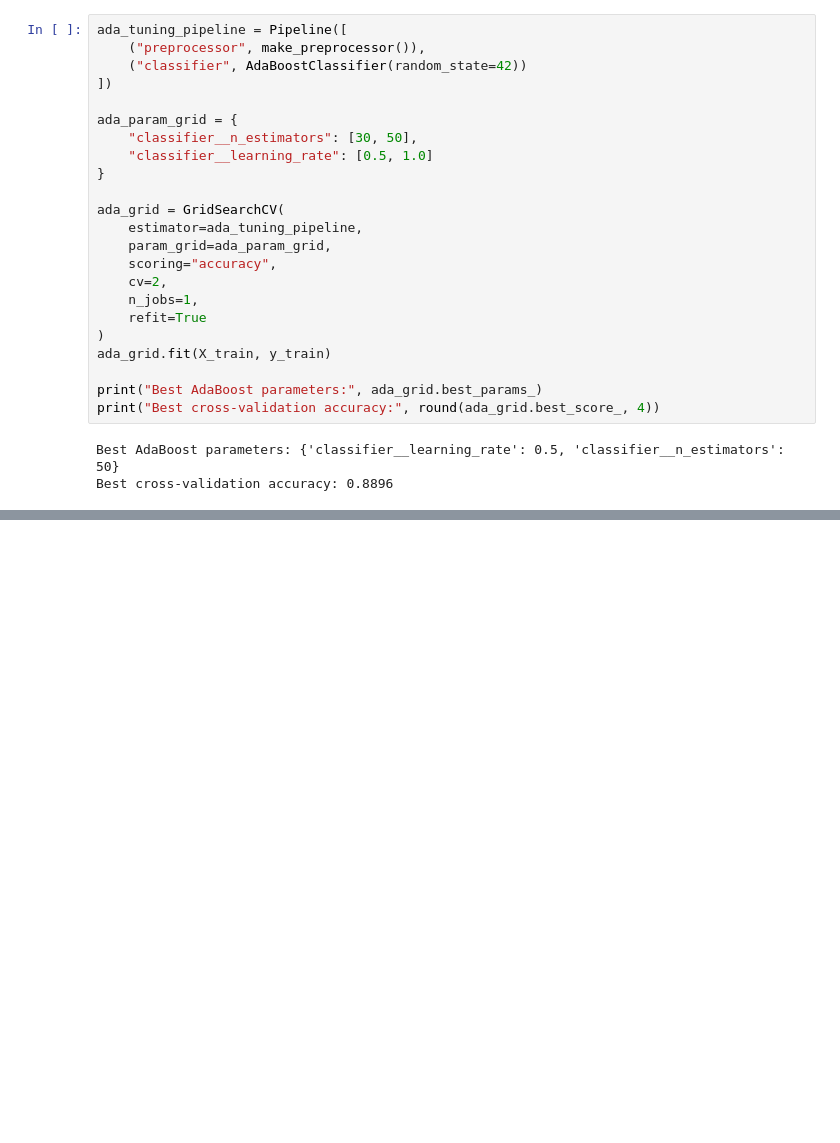
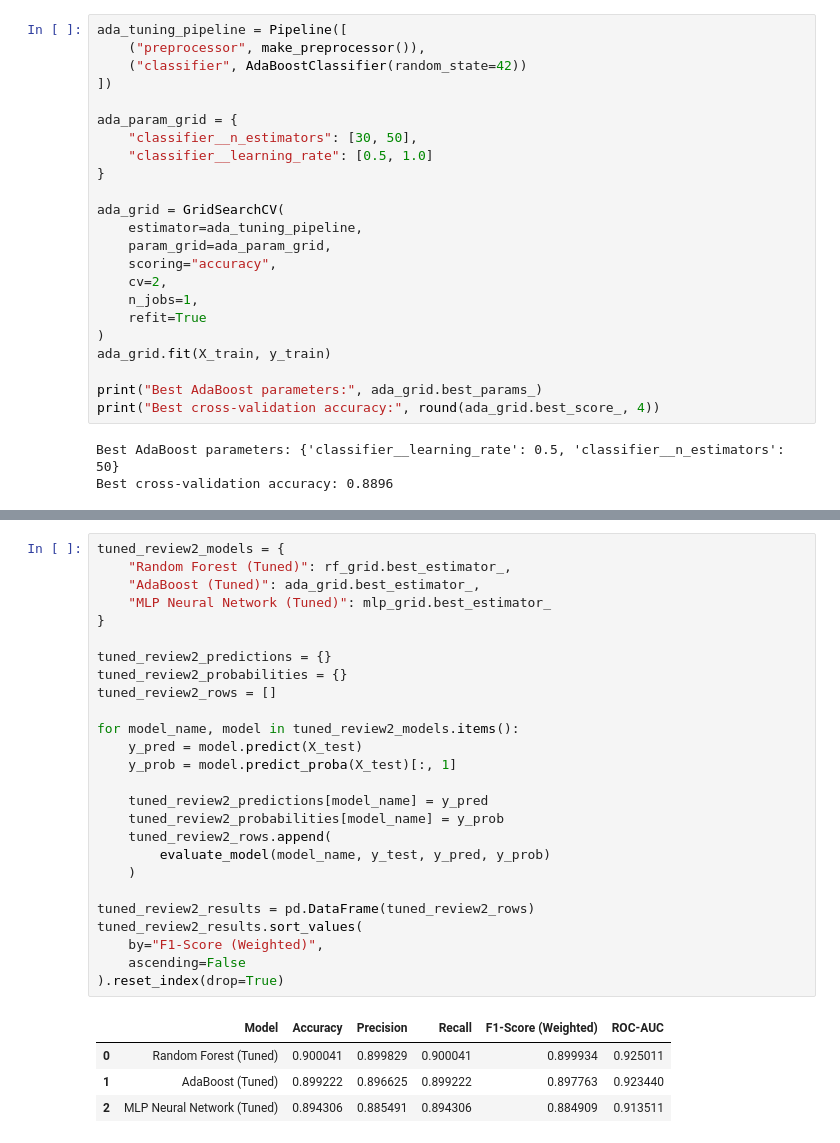
Before and after one commit to pragna100510/ML_Capstone, a Jupyter notebook: classification_review2/03_Review2_With_Tuned_Evaluation.ipynb, the cells around one changed output, grey strips where cells are left out. Drawn from its saved outputs; the diff is of its cells as text; blank space fills up the shorter version.

Commit message:
Implement tuned model evaluation

```diff
--- a/classification_review2/02_Review2_With_Tuning_Part.ipynb
+++ b/classification_review2/03_Review2_With_Tuned_Evaluation.ipynb
@@ -1825,0 +1865,31 @@ Best cross-validation accuracy: 0.8896
+# %%
+tuned_review2_models = {
+    "Random Forest (Tuned)": rf_grid.best_estimator_,
+    "AdaBoost (Tuned)": ada_grid.best_estimator_,
+    "MLP Neural Network (Tuned)": mlp_grid.best_estimator_
+}
+
+tuned_review2_predictions = {}
+tuned_review2_probabilities = {}
+tuned_review2_rows = []
+
+for model_name, model in tuned_review2_models.items():
+    y_pred = model.predict(X_test)
+    y_prob = model.predict_proba(X_test)[:, 1]
+
+    tuned_review2_predictions[model_name] = y_pred
+    tuned_review2_probabilities[model_name] = y_prob
+    tuned_review2_rows.append(
+        evaluate_model(model_name, y_test, y_pred, y_prob)
+    )
+
+tuned_review2_results = pd.DataFrame(tuned_review2_rows)
+tuned_review2_results.sort_values(
+    by="F1-Score (Weighted)",
+    ascending=False
+).reset_index(drop=True)
+# %% [output]
+|  | Model | Accuracy | Precision | Recall | F1-Score (Weighted) | ROC-AUC |
+| 0 | Random Forest (Tuned) | 0.900041 | 0.899829 | 0.900041 | 0.899934 | 0.925011 |
+| 1 | AdaBoost (Tuned) | 0.899222 | 0.896625 | 0.899222 | 0.897763 | 0.923440 |
+| 2 | MLP Neural Network (Tuned) | 0.894306 | 0.885491 | 0.894306 | 0.884909 | 0.913511 |
```
Also changed, not shown: parts of 3 cells of this notebook, 1 other file.
